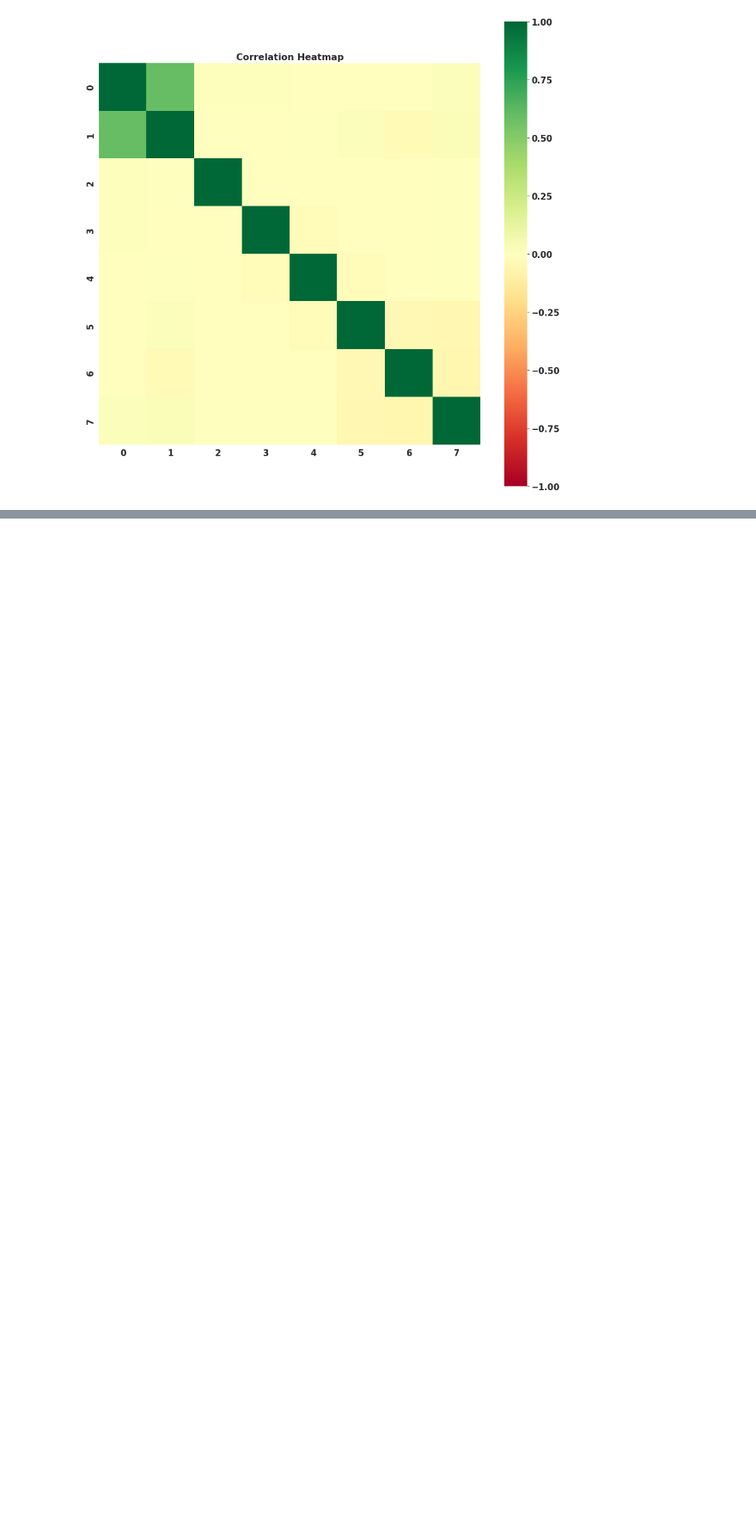
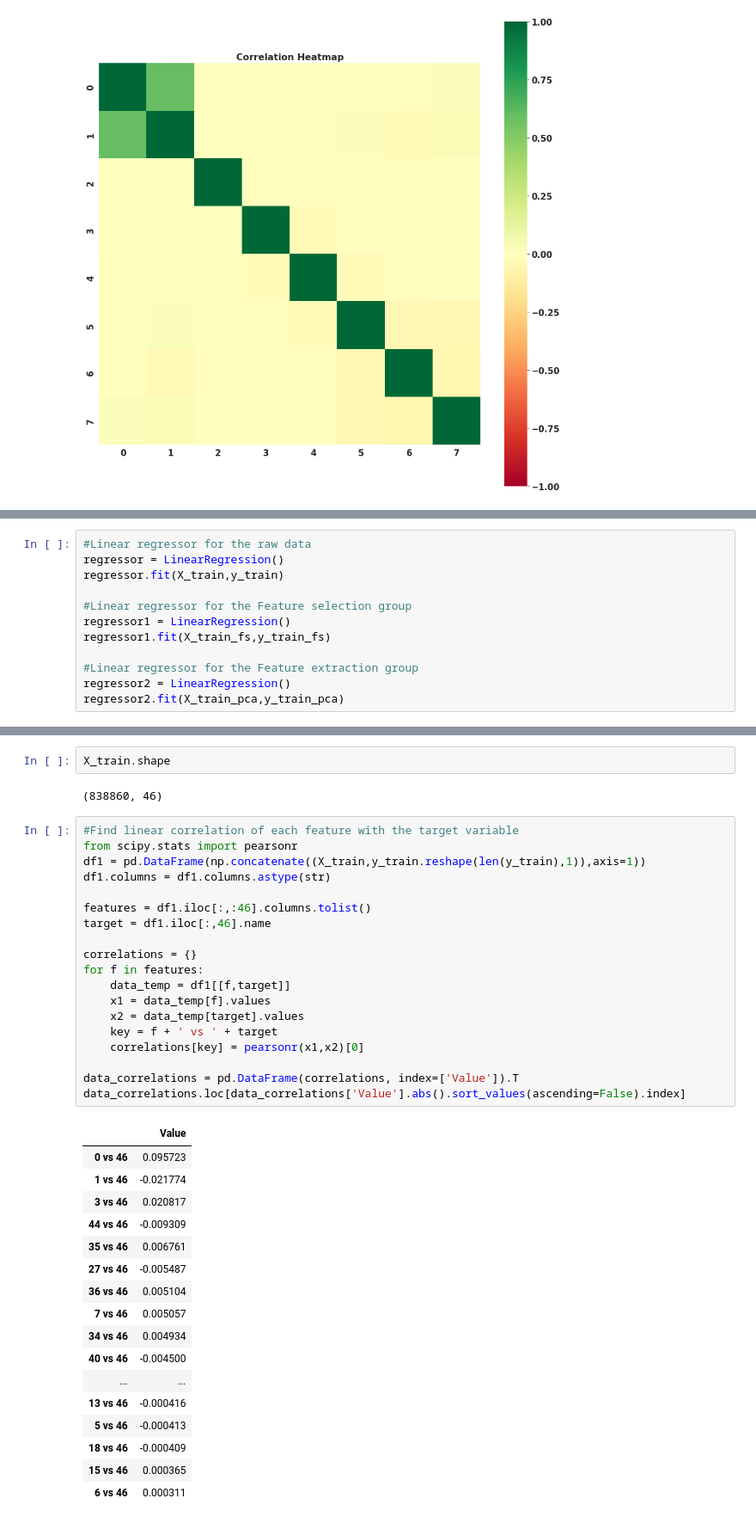
Before and after one commit to kavrit/NYC-Taxi-trip-prediction, a Jupyter notebook: Capstone_Project_NYC_Taxi_Trip_Time_Prediction.ipynb, the cells around one changed output, grey strips where cells are left out. Shown at 86% size. Drawn from its saved outputs; the diff is of its cells as text; blank space fills up the shorter version.

```diff
--- a/Capstone_Project_NYC_Taxi_Trip_Time_Prediction.ipynb
+++ b/Capstone_Project_NYC_Taxi_Trip_Time_Prediction.ipynb
@@ -682,0 +711,12 @@ plt.show()
+# %%
+#Linear regressor for the raw data
+regressor = LinearRegression()
+regressor.fit(X_train,y_train)
+
+#Linear regressor for the Feature selection group
+regressor1 = LinearRegression()
+regressor1.fit(X_train_fs,y_train_fs)
+
+#Linear regressor for the Feature extraction group
+regressor2 = LinearRegression()
+regressor2.fit(X_train_pca,y_train_pca)
@@ -682,0 +759,41 @@ plt.show()
+# %%
+X_train.shape
+# %% [output]
+(838860, 46)
+# %%
+#Find linear correlation of each feature with the target variable
+from scipy.stats import pearsonr
+df1 = pd.DataFrame(np.concatenate((X_train,y_train.reshape(len(y_train),1)),axis=1))
+df1.columns = df1.columns.astype(str)
+
+features = df1.iloc[:,:46].columns.tolist()
+target = df1.iloc[:,46].name
+
+correlations = {}
+for f in features:
+    data_temp = df1[[f,target]]
+    x1 = data_temp[f].values
+    x2 = data_temp[target].values
+    key = f + ' vs ' + target
+    correlations[key] = pearsonr(x1,x2)[0]
+
+data_correlations = pd.DataFrame(correlations, index=['Value']).T
+data_correlations.loc[data_correlations['Value'].abs().sort_values(ascending=False).index]
+# %% [output]
+|  | Value |
+| 0 vs 46 | 0.095723 |
+| 1 vs 46 | -0.021774 |
+| 3 vs 46 | 0.020817 |
+| 44 vs 46 | -0.009309 |
+| 35 vs 46 | 0.006761 |
+| 27 vs 46 | -0.005487 |
+| 36 vs 46 | 0.005104 |
+| 7 vs 46 | 0.005057 |
+| 34 vs 46 | 0.004934 |
+| 40 vs 46 | -0.004500 |
+| ... | ... |
+| 13 vs 46 | -0.000416 |
+| 5 vs 46 | -0.000413 |
+| 18 vs 46 | -0.000409 |
+| 15 vs 46 | 0.000365 |
+| 6 vs 46 | 0.000311 |
```
Also changed, not shown: parts of 15 cells of this notebook.
